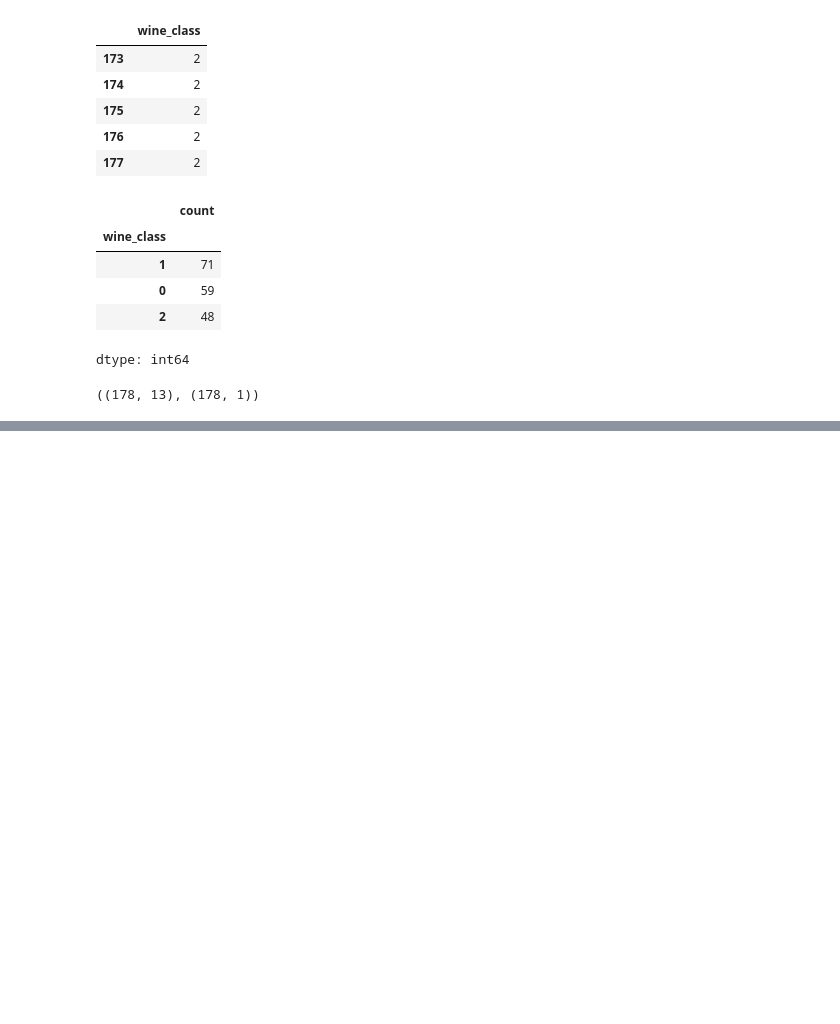
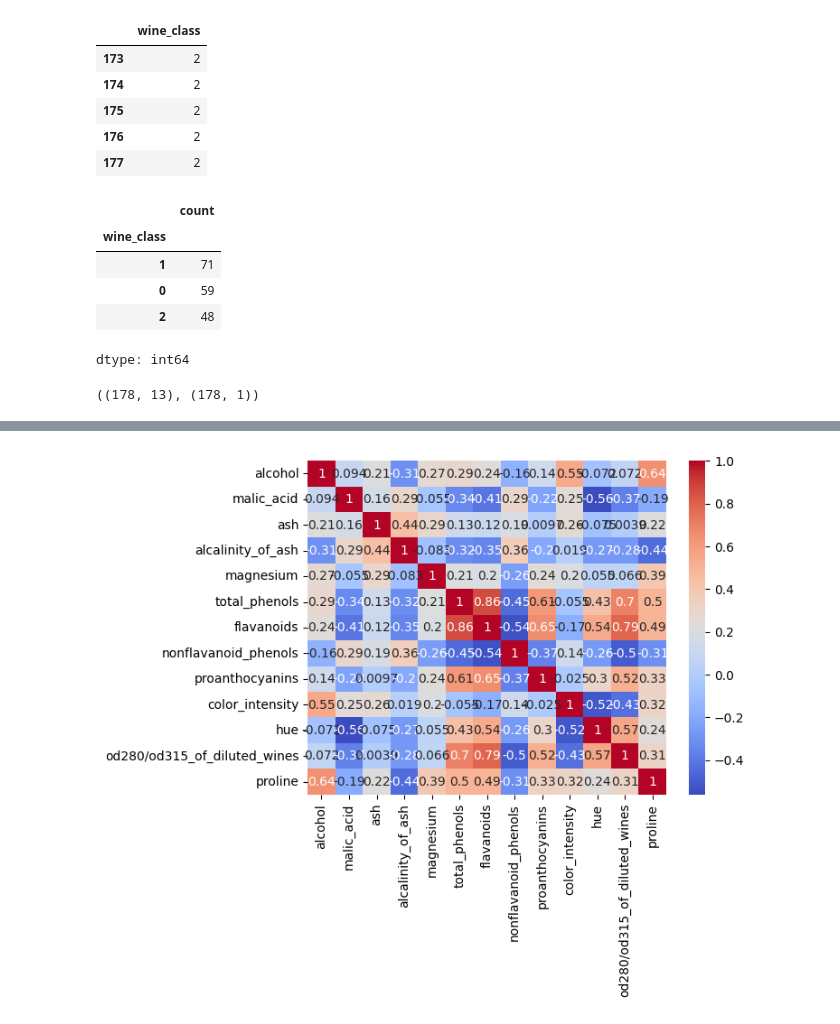
Before and after one commit to amit-sahu-a11y/ML_projects_for_practice, a Jupyter notebook: mlpreprocessingpratice.ipynb, the cells around one changed output, grey strips where cells are left out. Cells and saved outputs as stored; diff of their text form; code cells hidden in the pictures; blank space fills up the shorter version.

```diff
--- a/mlpreprocessingpratice.ipynb
+++ b/mlpreprocessingpratice.ipynb
@@ -68,0 +110,5 @@ x.shape,y.shape
+# %%
+# co=x.corr(numeric_only=True)
+his=sns.heatmap(x.corr(numeric_only=True),cmap='coolwarm',annot=True)
+# %% [output]
+[figure, added]
```
Also changed, not shown: parts of 4 cells of this notebook.
